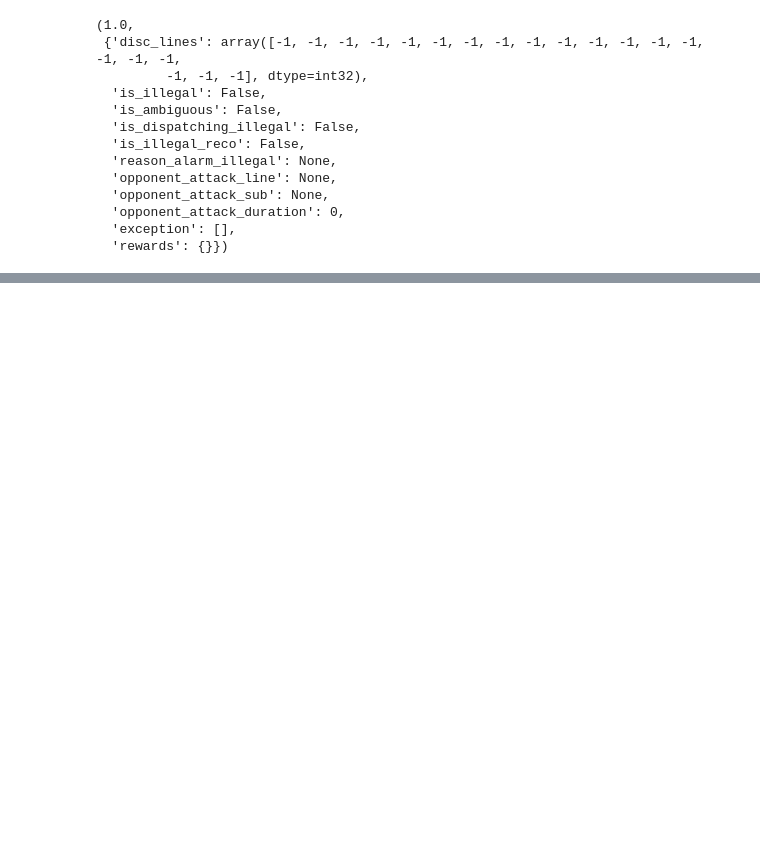
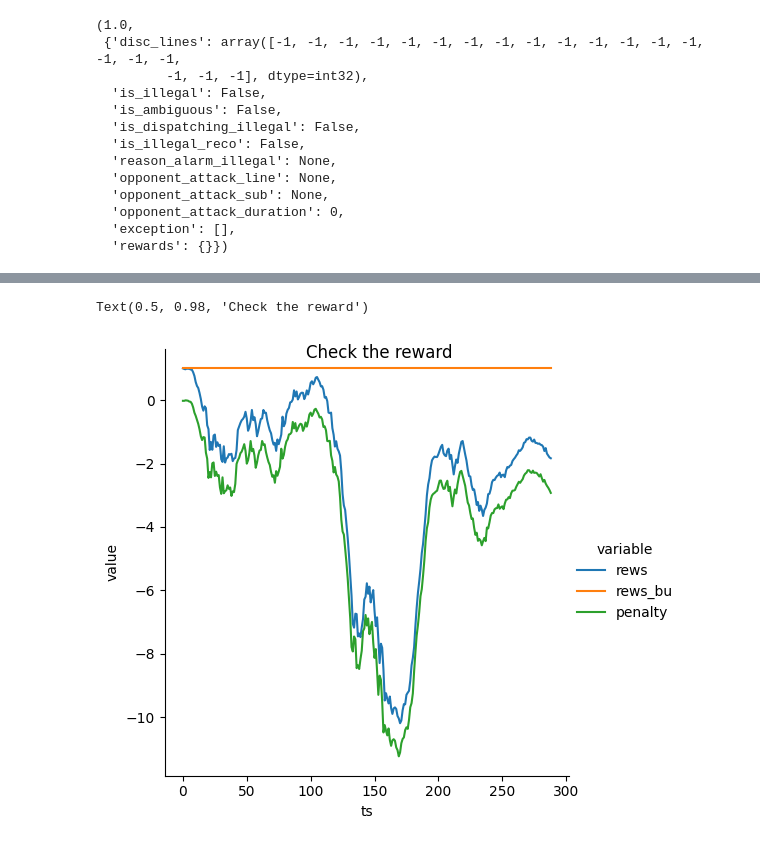
Before and after one commit to gaetanserre/L2RPN-WCCI-Baselines, a Jupyter notebook: RL/study_actions_case14_gymenv.ipynb, the cells around one changed output, grey strips where cells are left out. Drawn from its saved outputs; the diff is of its cells as text; code cells hidden in the pictures; blank space fills up the shorter version.

```diff
--- a/RL/study_actions_case14_gymenv.ipynb
+++ b/RL/study_actions_case14_gymenv.ipynb
@@ -123,11 +196,12 @@ machine_dir = "case14_random_stor_setpoint"
 
 root_dir = os.path.abspath(path_agents)
 submission_dir  = os.path.join(root_dir, machine_dir)
-list_names = [name for name in os.listdir(submission_dir) if name.endswith("0")]
+list_names = [name for name in os.listdir(submission_dir) if name.endswith("3")]
 name = list_names[0]
 print("name:", name)
 
 training_iter = 5_000_000
+# training_iter = 250_000
 
 agent_dir = os.path.join(submission_dir, name)
 weights_dir = os.path.join(agent_dir, f"{name}_{training_iter}_steps.zip")
@@ -198,4 +220,6 @@ def run_episodes(agent, nb_episode=NB_EPISODE):
 # %%
-dict_res = run_episodes(agent)
+env_seeds = None
+env_seeds = get_env_seed("educ_case14_storage_custom")
+dict_res = run_episodes(agent, env_seeds = env_seeds)
 dict_res.keys()
 # %% [output]
@@ -245,0 +227,7 @@ array([0.45225596, 0.5357014 ], dtype=float32)
+# %%
+chronics_list = list(dict_res.keys())
+chronics_list.sort()
+chronic_name = chronics_list[0]
+print("chronic_name: ", chronic_name)
+dict_chronic = dict_res[chronic_name]
+dict_chronic.keys()
@@ -245,0 +237,15 @@ array([0.45225596, 0.5357014 ], dtype=float32)
+# %%
+data_w = pd.concat([
+            pd.DataFrame(dict_chronic["all_acts"], columns = ["set_storage_0", "set_storage_1"]), # nan for action at final ts
+            pd.DataFrame({col[4:]:dict_chronic[col] for col in ("all_ts", "all_rews", "all_rews_bu")}),
+            pd.DataFrame(dict_chronic["all_storage_setpoints"][dict_chronic["all_ts"],:], columns = ["storage_setpoint_0", "storage_setpoint_1"]),
+            pd.DataFrame([obs.storage_charge for obs in dict_chronic["all_obs"]], columns = ["storage_charge_0", "storage_charge_1"]),
+            pd.DataFrame([gym_obs_get_attr(gym_env, gym_obs, "storage_charge") for gym_obs in dict_chronic["all_gymobs"]], columns = ["storage_charge_norm_0", "storage_charge_norm_1"]),
+            # pd.DataFrame([gym_env.action_space.from_gym(gymact).set_storage for gymact in dict_chronic["all_acts"]], columns = ["set_storage_0", "set_storage_1"])
+            ], axis = 1)
+# Unormaliazion
+# for i in range(env.n_storage):
+#     data[f"set_storage_{i}"] = data[f"set_storage_norm_{i}"] * gym_env.action_space._multiply["set_storage"][i] + gym_env.action_space._add["set_storage"][i]
+
+data = pd.wide_to_long(data_w, ["set_storage", "storage_charge", "storage_charge_norm", "storage_setpoint"], i="ts", j="stor_id", sep="_").reset_index()
+data.head()
@@ -245,0 +259,9 @@ array([0.45225596, 0.5357014 ], dtype=float32)
+# %%
+df = data_w.copy()
+df["penalty"] = -agent.l2rpn_agent.gymenv.alpha*((df["storage_charge_norm_0"] - df["storage_setpoint_0"])**2 + (df["storage_charge_norm_1"] - df["storage_setpoint_1"])**2)/2
+df = pd.melt(df, id_vars="ts", value_vars=["rews", "rews_bu", "penalty"])
+g = sns.relplot(df, x="ts", y="value", hue="variable", kind="line")
+g.fig.suptitle("Check the reward")
+# %% [output]
+Text(0.5, 0.98, 'Check the reward')
+[figure, added]
```
Also changed, not shown: parts of 15 cells of this notebook, 3 other files.
